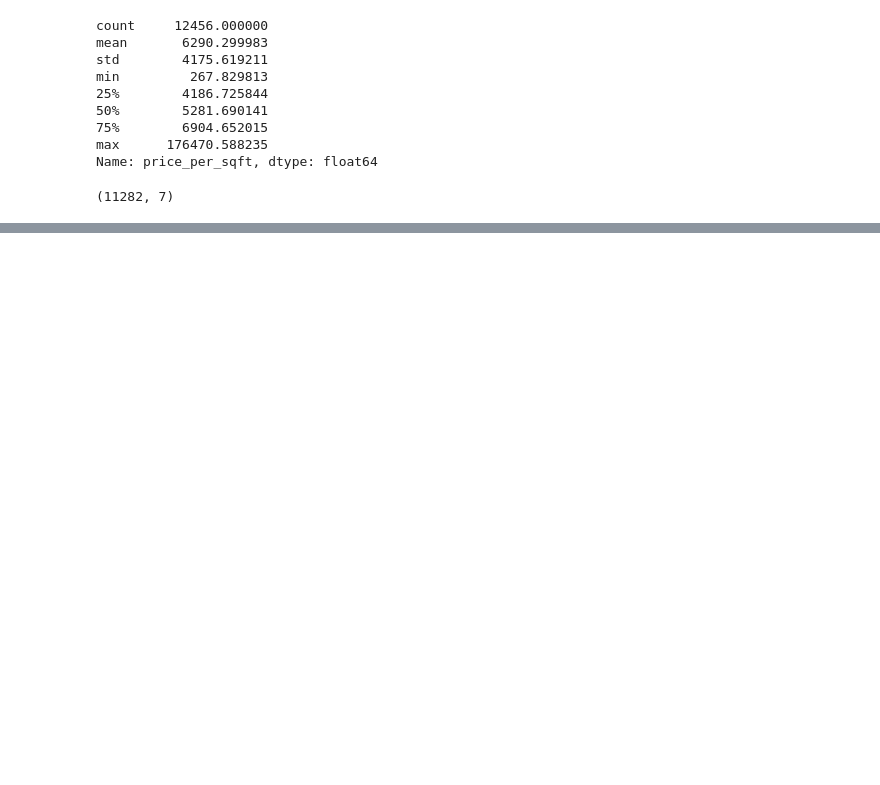
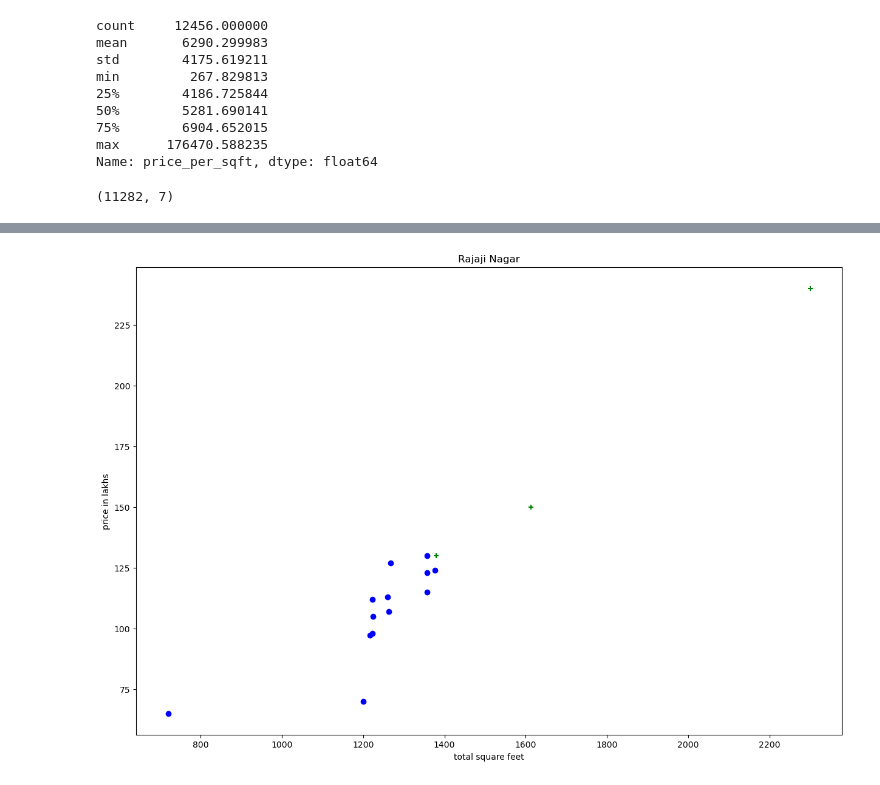
Before and after one commit to tleelat/BangaloreRealEstate, a Jupyter notebook: maincode.ipynb, the cells around one changed output, grey strips where cells are left out. Saved outputs shown, nothing was run; the diff lists cells and outputs as text; code cells hidden in the pictures; blank space fills up the shorter version.

```diff
--- a/maincode.ipynb
+++ b/maincode.ipynb
@@ -339,0 +337,4 @@ scatter_plot(df7,'Hebbal')
+# %%
+scatter_plot(df8,'Rajaji Nagar')
+# %% [output]
+[figure, added]
```
Also changed, not shown: parts of 33 cells of this notebook.
